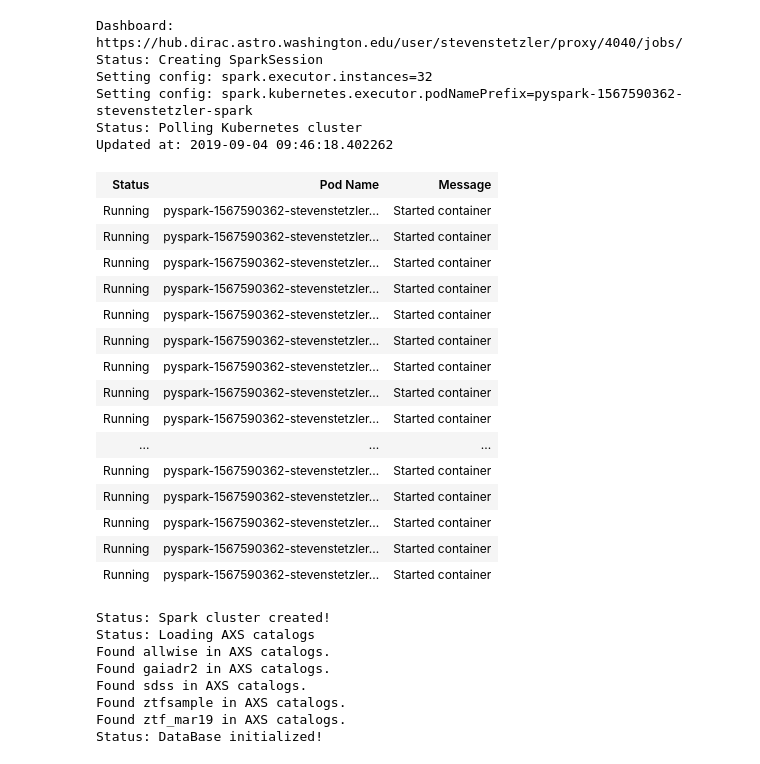
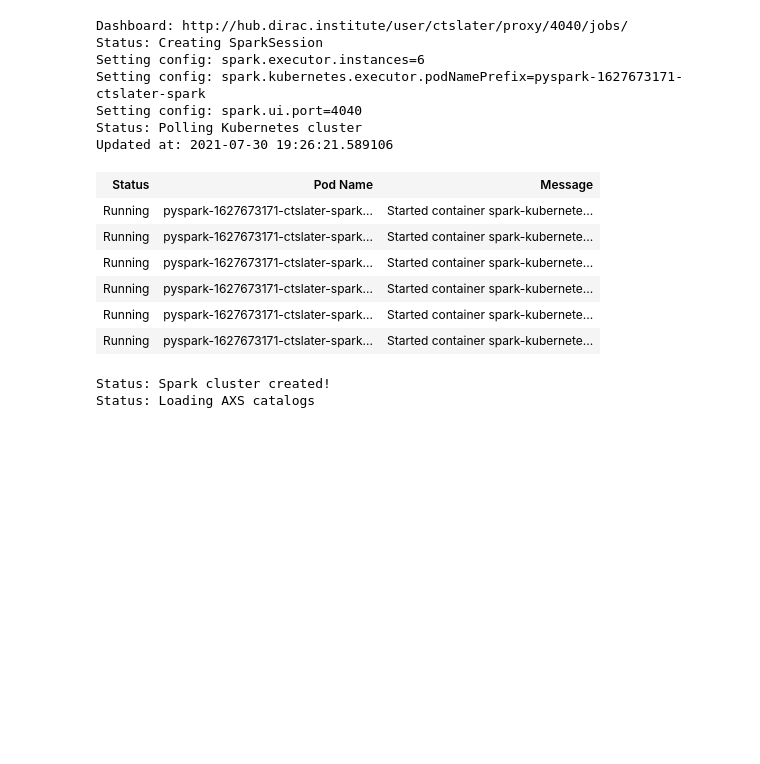
Before and after one commit to astronomy-commons/tutorials, a Jupyter notebook: catalogs/AXS_2D_Histogram.ipynb, the cells around one changed output. Saved outputs shown, nothing was run; the diff lists cells and outputs as text; code cells hidden in the pictures; blank space fills up the shorter version.

Commit message:
Update tutorials for latest available tables.

```diff
--- a/catalogs/AXS_2D_Histogram.ipynb
+++ b/catalogs/AXS_2D_Histogram.ipynb
@@ -1,37 +1,23 @@
 # %%
 from dirac import DataBase
 # %%
-db = DataBase(conf={"spark.executor.instances" : "32"})
+db = DataBase(conf={"spark.executor.instances" : "6"})
 # %% [output]
-Dashboard: https://hub.dirac.astro.washington.edu/user/stevenstetzler/proxy/4040/jobs/
+Dashboard: http://hub.dirac.institute/user/ctslater/proxy/4040/jobs/
 Status: Creating SparkSession
-Setting config: spark.executor.instances=32
-Setting config: spark.kubernetes.executor.podNamePrefix=pyspark-1567590362-stevenstetzler-spark
+Setting config: spark.executor.instances=6
+Setting config: spark.kubernetes.executor.podNamePrefix=pyspark-1627673171-ctslater-spark
+Setting config: spark.ui.port=4040
 Status: Polling Kubernetes cluster
-Updated at: 2019-09-04 09:46:18.402262
+Updated at: 2021-07-30 19:26:21.589106
 | Status | Pod Name | Message |
-| Running | pyspark-1567590362-stevenstetzler... | Started container |
-| Running | pyspark-1567590362-stevenstetzler... | Started container |
-| Running | pyspark-1567590362-stevenstetzler... | Started container |
-| Running | pyspark-1567590362-stevenstetzler... | Started container |
-| Running | pyspark-1567590362-stevenstetzler... | Started container |
-| Running | pyspark-1567590362-stevenstetzler... | Started container |
-| Running | pyspark-1567590362-stevenstetzler... | Started container |
-| Running | pyspark-1567590362-stevenstetzler... | Started container |
-| Running | pyspark-1567590362-stevenstetzler... | Started container |
-| ... | ... | ... |
-| Running | pyspark-1567590362-stevenstetzler... | Started container |
-| Running | pyspark-1567590362-stevenstetzler... | Started container |
-| Running | pyspark-1567590362-stevenstetzler... | Started container |
-| Running | pyspark-1567590362-stevenstetzler... | Started container |
-| Running | pyspark-1567590362-stevenstetzler... | Started container |
+| Running | pyspark-1627673171-ctslater-spark... | Started container spark-kubernete... |
+| Running | pyspark-1627673171-ctslater-spark... | Started container spark-kubernete... |
+| Running | pyspark-1627673171-ctslater-spark... | Started container spark-kubernete... |
+| Running | pyspark-1627673171-ctslater-spark... | Started container spark-kubernete... |
+| Running | pyspark-1627673171-ctslater-spark... | Started container spark-kubernete... |
+| Running | pyspark-1627673171-ctslater-spark... | Started container spark-kubernete... |
 Status: Spark cluster created!
 Status: Loading AXS catalogs
-Found allwise in AXS catalogs.
-Found gaiadr2 in AXS catalogs.
-Found sdss in AXS catalogs.
-Found ztfsample in AXS catalogs.
-Found ztf_mar19 in AXS catalogs.
-Status: DataBase initialized!
 # %%
 catalogs = db.get_catalogs()
```
Also changed, not shown: parts of 2 cells of this notebook, 4 other files.
